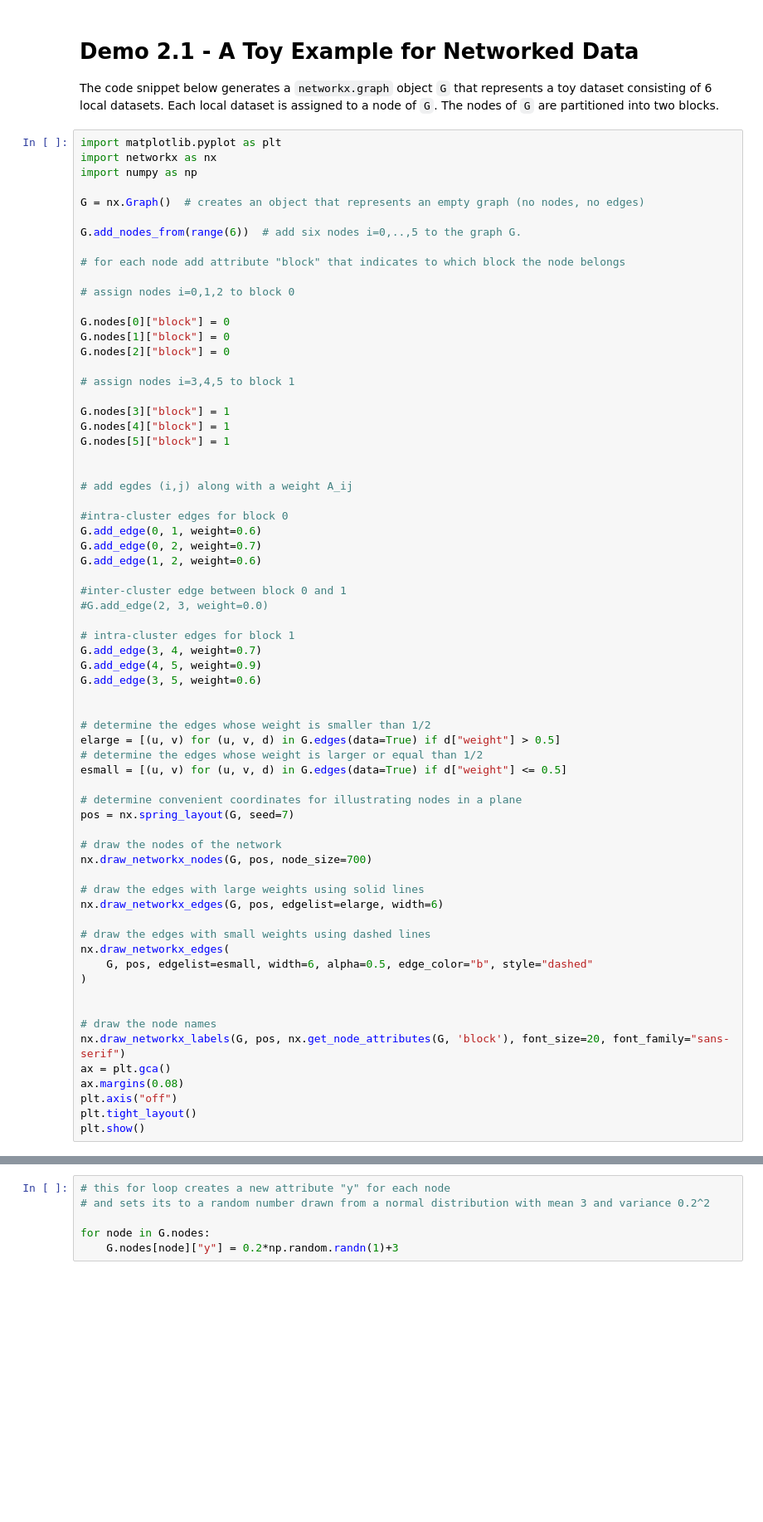
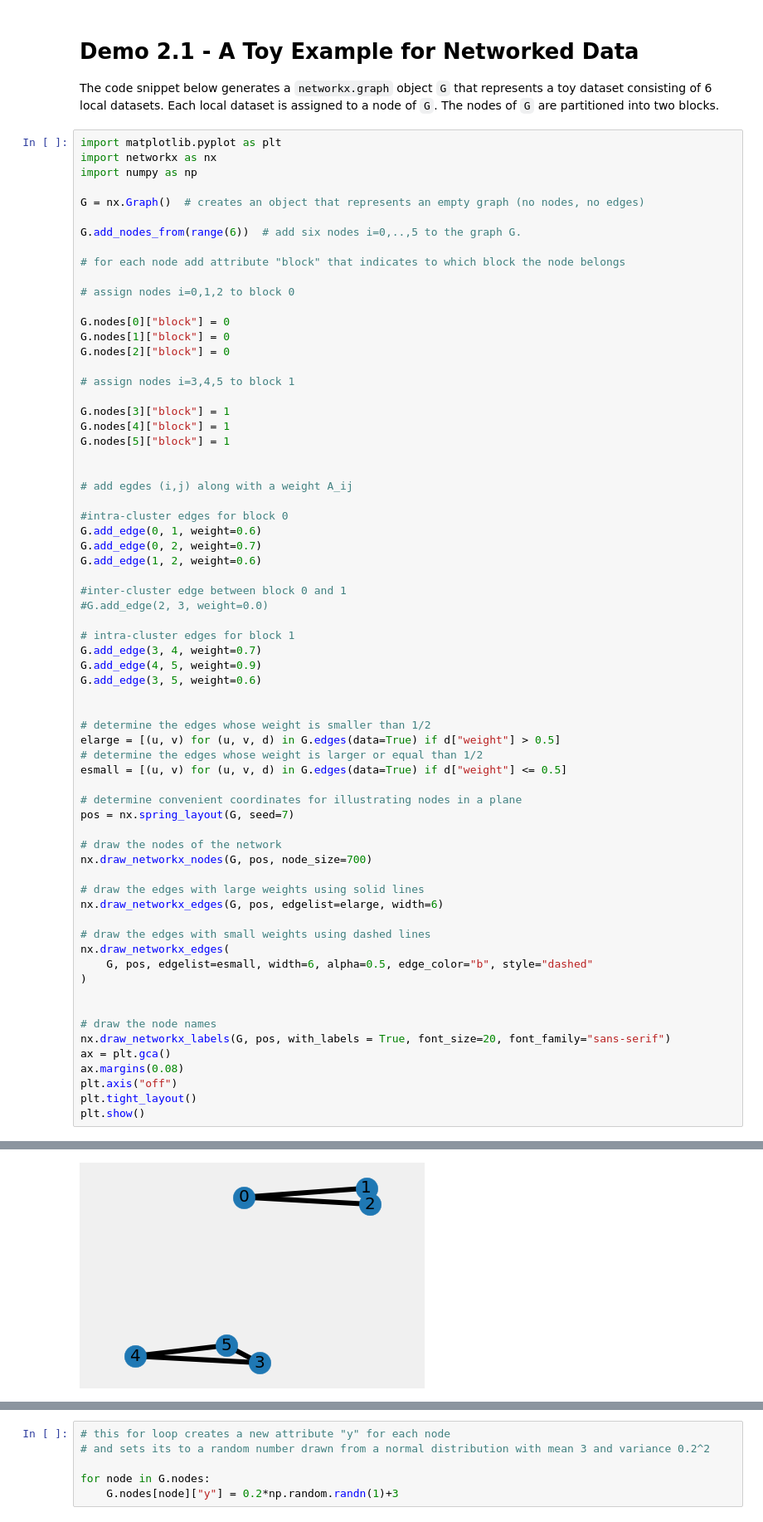
Before and after one commit to ieeespcasfinland/ieeespcasfinland.github.io, a Jupyter notebook: Exercise_2.ipynb, the cells around one changed output, grey strips where cells are left out. Shown: that part at 83% size. Cells and saved outputs as stored; diff of their text form; blank space fills up the shorter version.

```diff
--- a/Exercise_2.ipynb
+++ b/Exercise_2.ipynb
@@ -88,7 +91,7 @@ nx.draw_networkx_edges(
 
 
 # draw the node names
-nx.draw_networkx_labels(G, pos, nx.get_node_attributes(G, 'block'), font_size=20, font_family="sans-serif")
+nx.draw_networkx_labels(G, pos, with_labels = True, font_size=20, font_family="sans-serif")
 ax = plt.gca()
 ax.margins(0.08)
 plt.axis("off")
@@ -99,3 +101,4 @@ plt.show()
+[figure, added]
 # %% [markdown]
 ## Demo 2.2 - Network Averaging
 
```
Also changed, not shown: parts of 8 cells of this notebook, 1 other file.
